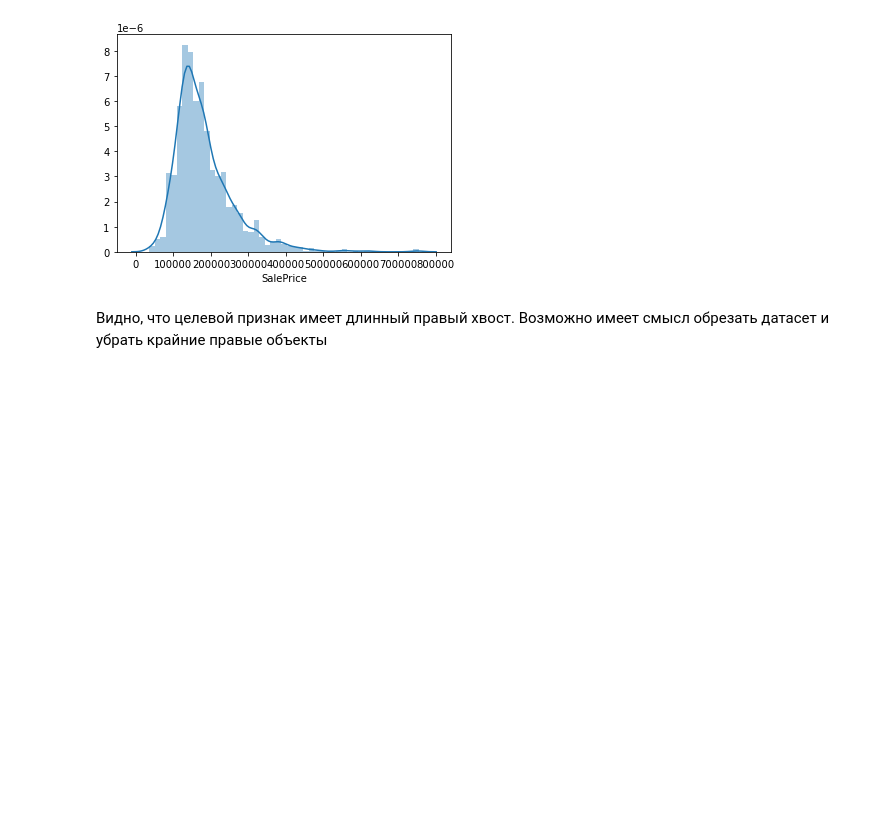
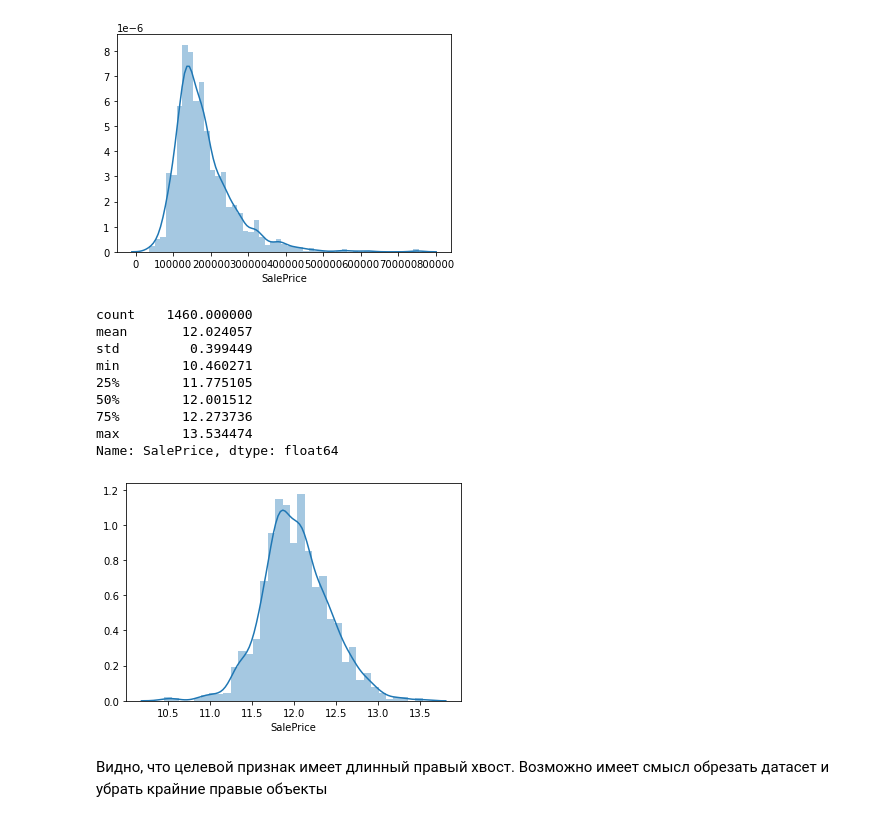
Before and after one commit to OrionChocoPie/machine-learning-mipt, a Jupyter notebook: 01 house-prices-advanced-regression-techniques/house-price-with-linreg.ipynb, the cells around one changed output. Drawn from its saved outputs; the diff is of its cells as text; code cells hidden in the pictures; blank space fills up the shorter version.

```diff
--- a/01 house-prices-advanced-regression-techniques/house-price-with-linreg.ipynb
+++ b/01 house-prices-advanced-regression-techniques/house-price-with-linreg.ipynb
@@ -48,6 +51,22 @@ min       34900.000000
 max      755000.000000
 Name: SalePrice, dtype: float64
 [figure]
+# %%
+y = np.log1p(y)
+# %%
+sns.distplot(y)
+y.describe()
+# %% [output]
+count    1460.000000
+mean       12.024057
+std         0.399449
+min        10.460271
+25%        11.775105
+50%        12.001512
+75%        12.273736
+max        13.534474
+Name: SalePrice, dtype: float64
+[figure, added]
 # %% [markdown]
 Видно, что целевой признак имеет длинный правый хвост. Возможно имеет смысл обрезать датасет и убрать крайние правые объекты
 # %% [markdown]
```
Also changed, not shown: parts of 17 cells of this notebook, 2 other files.
